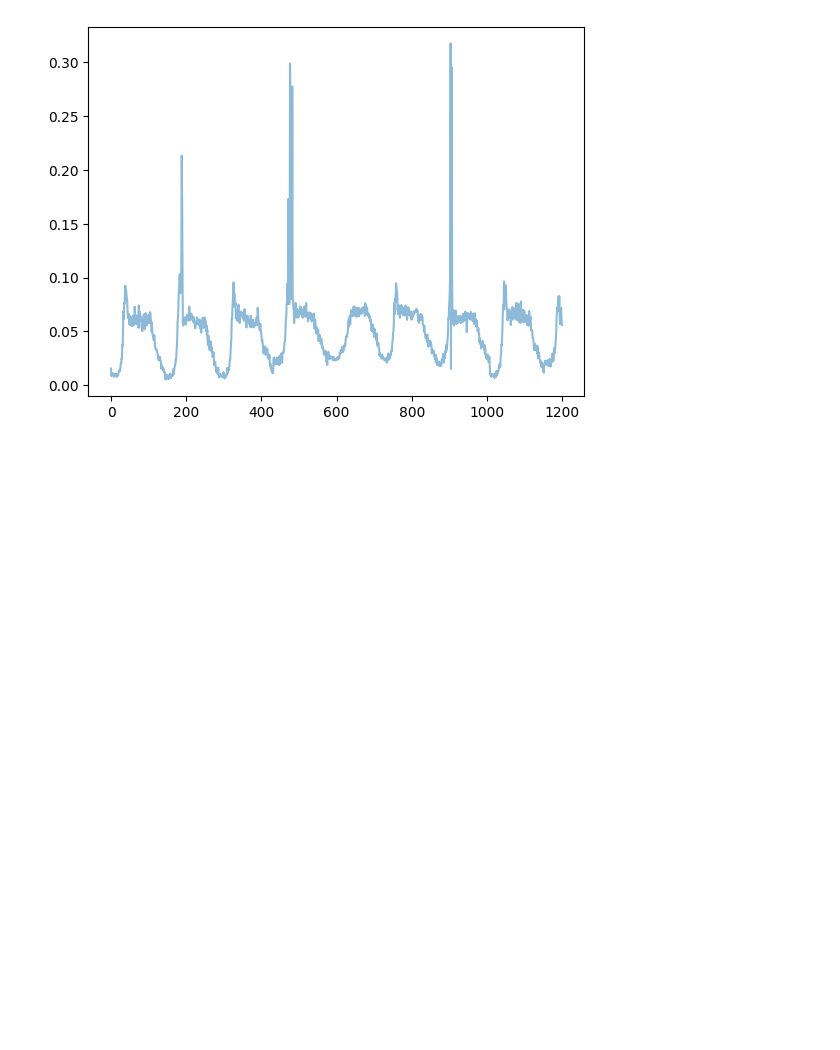
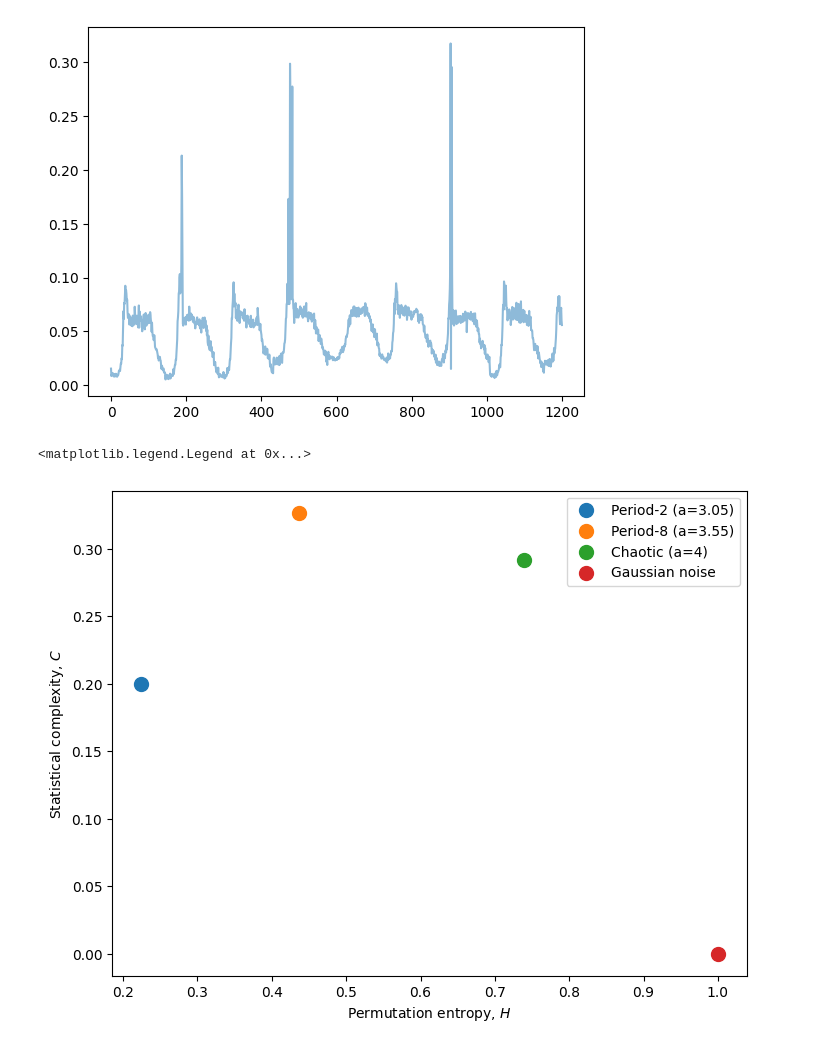
Before and after one commit to mie-lab/Complexity-Aware-Traffic-Prediction, a Jupyter notebook: tryouts/timeseries/univariate/Untitled.ipynb, the cells around one changed output. Drawn from its saved outputs; the diff is of its cells as text; code cells hidden in the pictures; blank space fills up the shorter version.

```diff
--- a/tryouts/timeseries/univariate/Untitled.ipynb
+++ b/tryouts/timeseries/univariate/Untitled.ipynb
@@ -166,3 +150,38 @@ plt.xticks(**xticks)
 plt.yticks(**yticks)
 
 plt.show()
+# %%
+#Complexity-entropy plane for logistic map and Gaussian noise.
+
+import numpy as np
+import ordpy
+from matplotlib import pylab as plt
+
+def logistic(a=4, n=100000, x0=0.4):
+    x = np.zeros(n)
+    x[0] = x0
+    for i in range(n-1):
+        x[i+1] = a*x[i]*(1-x[i])
+    return(x)
+
+time_series = [logistic(a) for a in [3.05, 3.55, 4]]
+time_series += [np.random.normal(size=100000)]
+
+HC = [ordpy.complexity_entropy(series, dx=4) for series in time_series]
+
+
+f, ax = plt.subplots(figsize=(8.19, 6.3))
+
+for HC_, label_ in zip(HC, ['Period-2 (a=3.05)',
+                            'Period-8 (a=3.55)',
+                            'Chaotic (a=4)',
+                            'Gaussian noise']):
+    ax.scatter(*HC_, label=label_, s=100)
+
+ax.set_xlabel('Permutation entropy, $H$')
+ax.set_ylabel('Statistical complexity, $C$')
+
+ax.legend()
+# %% [output]
+<matplotlib.legend.Legend at 0x...>
+[figure, added]
```
Also changed, not shown: parts of 4 cells of this notebook, 20 other files.
